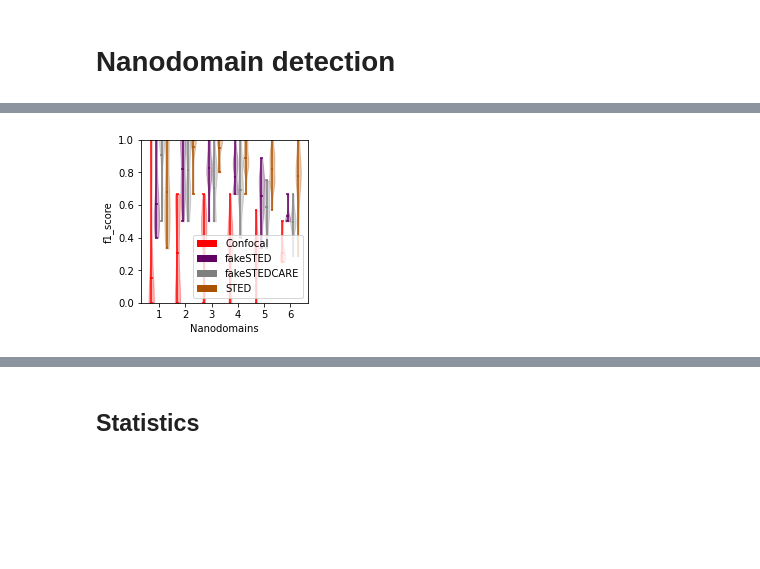
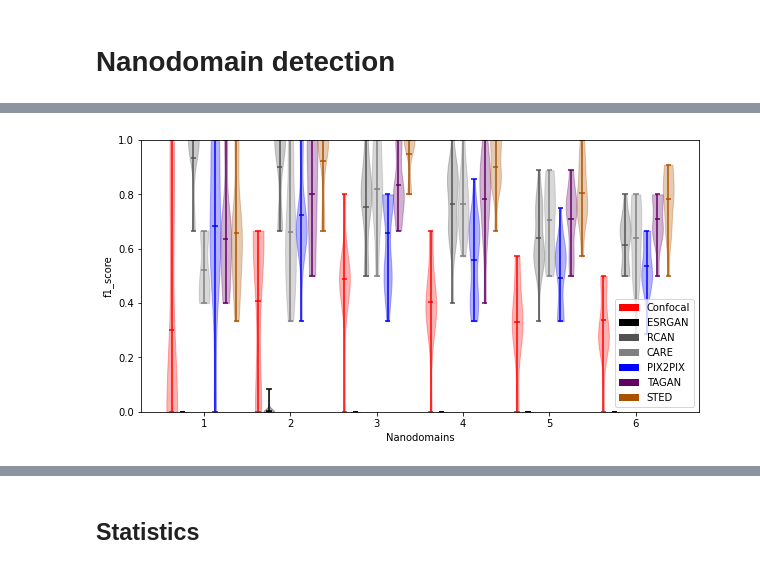
Before and after one commit to FLClab/TA-GAN, a Jupyter notebook: SynapseSimulationDataset/notebook/analyse.ipynb, the cells around one changed output, grey strips where cells are left out. Drawn from its saved outputs; the diff is of its cells as text; code cells hidden in the pictures; blank space fills up the shorter version.

```diff
--- a/SynapseSimulationDataset/notebook/analyse.ipynb
+++ b/SynapseSimulationDataset/notebook/analyse.ipynb
@@ -19,7 +19,7 @@ from tqdm.auto import tqdm
 
 from metrics.detection import CentroidDetectionError
 
-PATH = "../data/dataset/fake"
+PATH = "./data/dataset/TAGAN"
 files = glob.glob(os.path.join(PATH, "*.tif"))
 # %%
 def savefig(fig, ax, savepath, extension="pdf", save_white=False, **kwargs):
@@ -187,21 +187,24 @@ def find_nanodomains(img, sigma=1.0):
     peaks = peak_local_max(filtered, min_distance=3, labels=labels, exclude_border=False)
     return peaks
 # %%
+## CONF
 scores = ["f1_score", "precision", "recall"]
 data_conf = defaultdict(list)
 for file in tqdm(files):
-    conf_file = file.replace("_fakeSTED.tif", "CONF.tif").replace("/fake", "")
-    conf = tifffile.imread(conf_file)
-    sted = tifffile.imread(conf_file.replace("CONF", "STED"))
-    positions = numpy.load(conf_file.replace("CONF.tif", "POSITIONS.npy"))
 
-#     peaks = peak_local_max(conf, min_distance=2, threshold_rel=0.6)
-    peaks = find_nanodomains(conf)
-    detection_error = CentroidDetectionError(positions, peaks, threshold=5)
-    output = {
-        "file" : file,
-        **{score : getattr(detection_error, score) for score in scores}
-    }
+    conf_file = file.replace("_fakeSTED.tif", "_CONF.tif").replace("/TAGAN", "")
+    if '-2-_CONF' in conf_file:
+        conf = tifffile.imread(conf_file)
+        sted = tifffile.imread(conf_file.replace("_CONF", "_STED"))
+        positions = numpy.load(conf_file.replace("_CONF.tif", "POSITIONS.npy"))
 
-    data_conf[len(positions)].append(output)
+    #     peaks = peak_local_max(conf, min_distance=2, threshold_rel=0.6)
+        peaks = find_nanodomains(conf)
+        detection_error = CentroidDetectionError(positions, peaks, threshold=5)
+        output = {
+            "file" : file,
+            **{score : getattr(detection_error, score) for score in scores}
+        }
+
+        data_conf[len(positions)].append(output)
 # %%
@@ -359,34 +553,34 @@ for n, file in enumerate(tqdm(files)):
 # %%
-COLORS = ["#ff0000", "#630063", "tab:grey", "#aa5200"]
+COLORS = ["#ff0000", "#000000", "#525252", "#808080", "#0000ff", "#630063", "#aa5200"]
 width = 1 / (len(COLORS) + 1)
 for score in scores:
-    fig, ax = pyplot.subplots(figsize=(3,3))
-    for n, data in enumerate((data_conf, data_fake, data_fakeCARE, data_sted)):
+    fig, ax = pyplot.subplots(figsize=(10,5))
+    for n, data in enumerate((data_conf, data_fakeESRGAN, data_fakeRCAN, data_fakeCARE, data_fakePIX2PIX, data_fakeTAGAN, data_sted)):
         for key, values in data.items():
             ys = [value[score] for value in values]
             parts = ax.violinplot(
                 ys, positions=[int(key) + width * n], widths=width, showmeans=True
             )
             for key, values in parts.items():
                 if key == "bodies":
                     for value in values:
                         value.set_facecolor(COLORS[n])
                         value.set_edgecolor(COLORS[n])
                         value.set_alpha(0.3)
                 else:
                     values.set_color(COLORS[n])
 
     ax.set(
         ylabel=score, ylim=(0, 1),
         xlabel="Nanodomains",
         xticks=numpy.arange(len(data_conf)) + 1 + (len(COLORS) - 1) * width / 2,
         xticklabels=numpy.arange(len(data_conf)) + 1
     )
     ax.legend(
         handles=[patches.Patch(facecolor=c) for c in COLORS],
-        labels=["Confocal", "fakeSTED", "fakeSTEDCARE", "STED"],
+        labels=["Confocal", "ESRGAN", "RCAN", "CARE", "PIX2PIX", "TAGAN", "STED"],
         loc="lower right"
     )
 pyplot.show()
 # %% [output]
-[figure, old version]
+[figure, new version]
```
Also changed, not shown: parts of 9 cells of this notebook.
